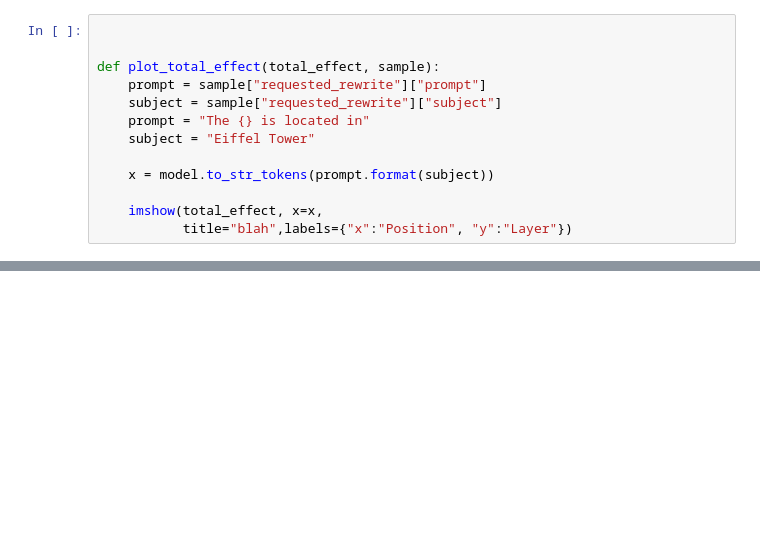
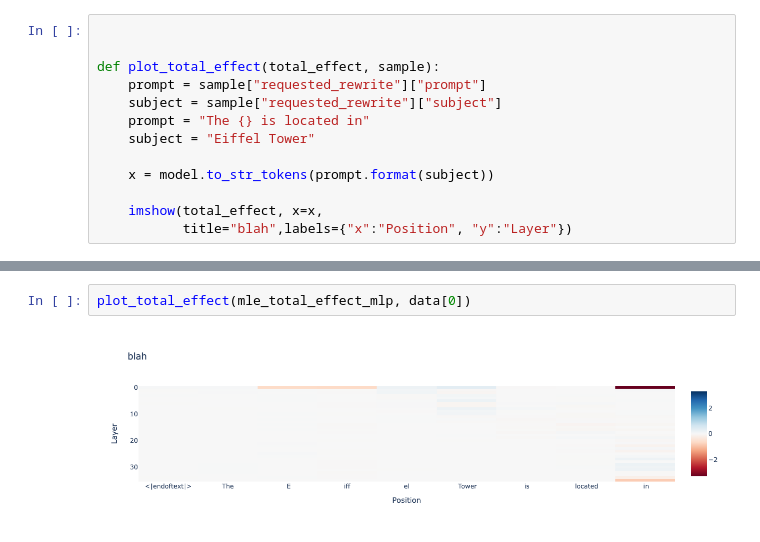
Before and after one commit to jansont/transformer-circuits, a Jupyter notebook: notebooks/HydraEffectSameHeads.ipynb, the cells around one changed output, grey strips where cells are left out. Drawn from its saved outputs; the diff is of its cells as text; blank space fills up the shorter version.

```diff
--- a/notebooks/HydraEffectSameHeads.ipynb
+++ b/notebooks/HydraEffectSameHeads.ipynb
@@ -473,0 +478,4 @@ plot_total_effect(target_total_effect_mlp, data[0])
+# %%
+plot_total_effect(mle_total_effect_mlp, data[0])
+# %% [output]
+[figure, added]
```
Also changed, not shown: parts of 42 cells of this notebook.
